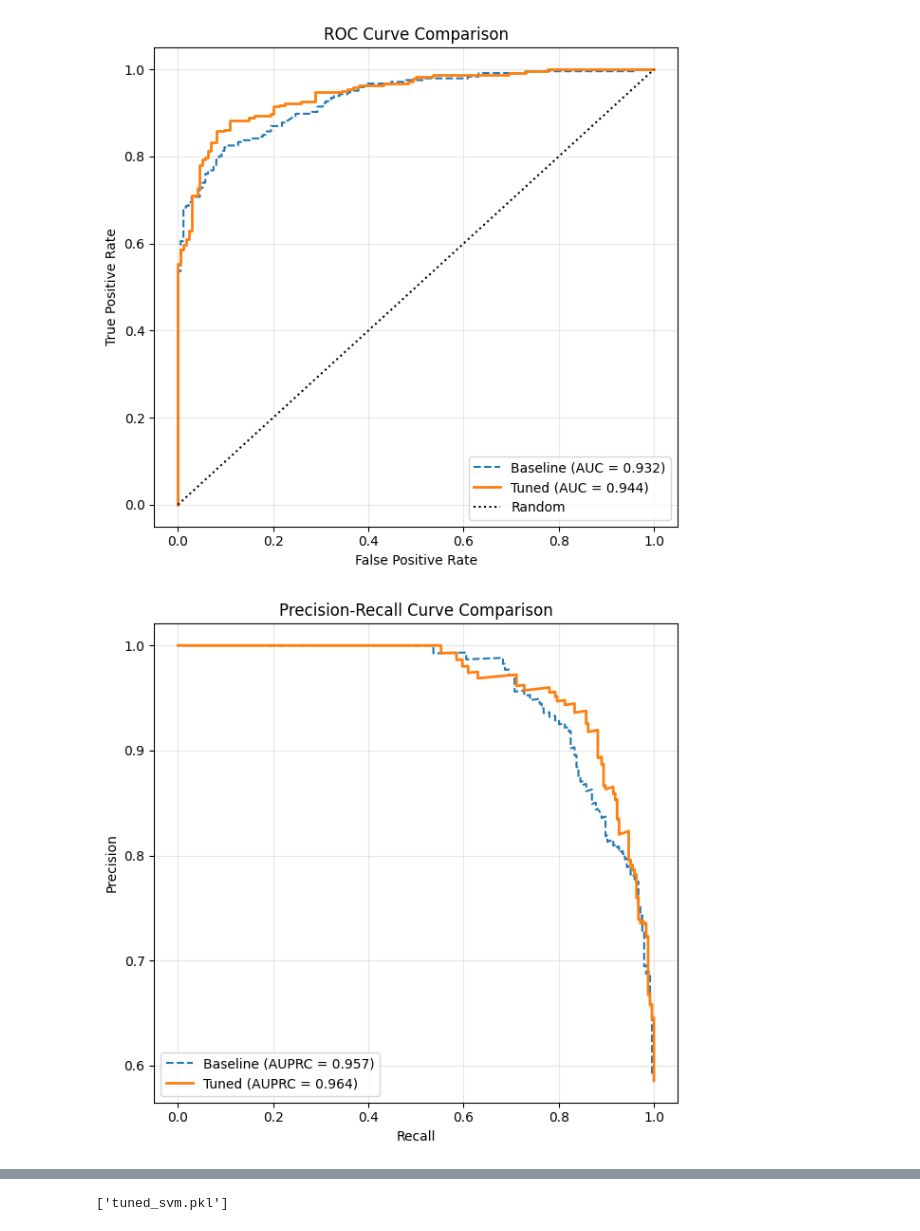
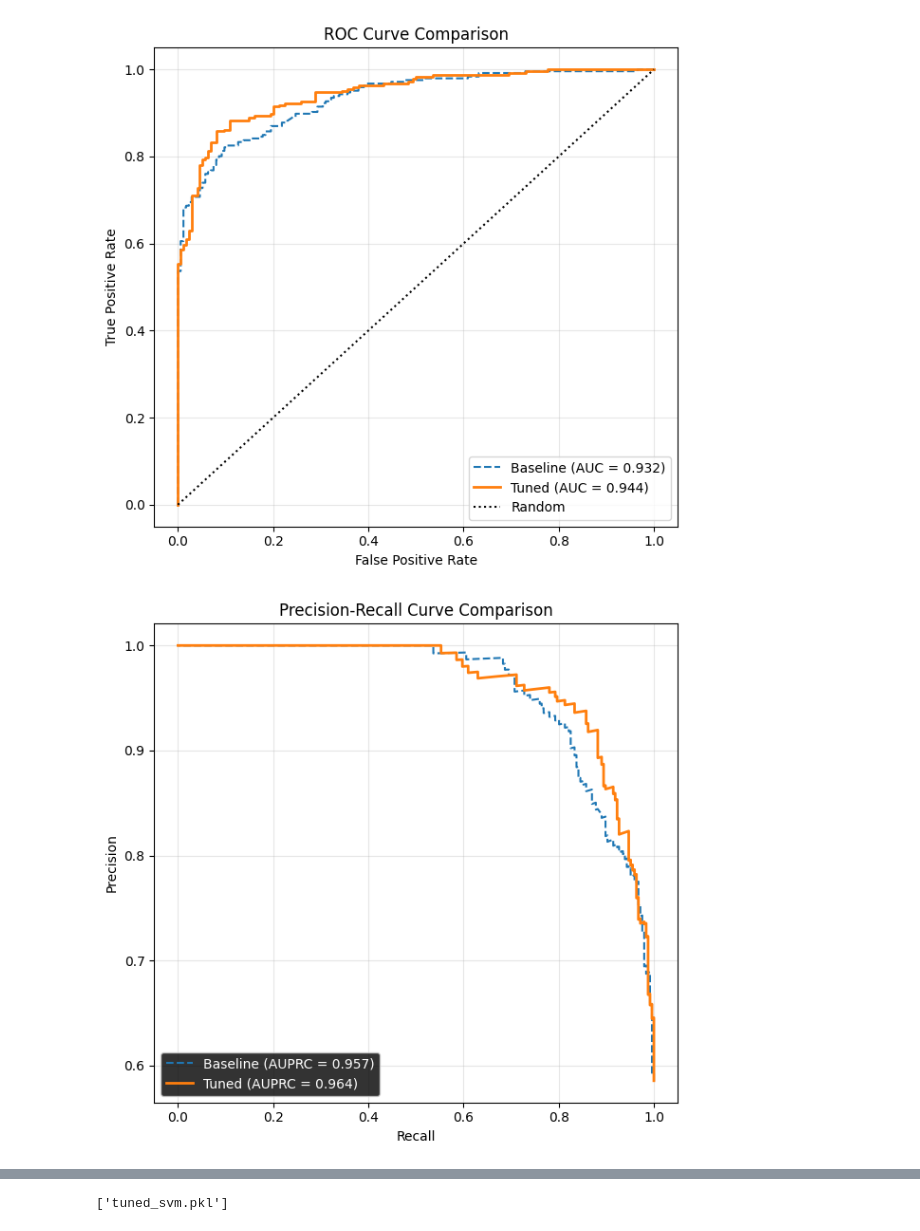
Before and after one commit to isumakm/Weather-Prediction-and-Crop-Recommendation-System-, a Jupyter notebook: 04-SVM_Model.ipynb, the cells around one changed output, grey strips where cells are left out. Drawn from its saved outputs; the diff is of its cells as text; code cells hidden in the pictures.

```diff
--- a/04-SVM_Model.ipynb
+++ b/04-SVM_Model.ipynb
@@ -181,22 +181,23 @@ plt.show()
 # %%
 # PR curves
 prec_base, rec_base, _ = precision_recall_curve(y_test, baseline_proba)
 prec_tuned, rec_tuned, _ = precision_recall_curve(y_test, tuned_proba)
 pr_auc_base = auc(rec_base, prec_base)
 pr_auc_tuned = auc(rec_tuned, prec_tuned)
 
 plt.figure(figsize=(12,6))
 
 plt.subplot(1,2,2)
 plt.plot(rec_base, prec_base, label=f'Baseline (AUPRC = {pr_auc_base:.3f})', linestyle='--')
 plt.plot(rec_tuned, prec_tuned, label=f'Tuned (AUPRC = {pr_auc_tuned:.3f})', linewidth=2)
 plt.xlabel('Recall')
 plt.ylabel('Precision')
+plt.style.use('dark_background')
 plt.title('Precision‑Recall Curve Comparison')
 plt.legend()
 plt.grid(alpha=0.3)
 
 plt.tight_layout()
 plt.show()
 # %% [output]
-[figure, old version]
+[figure, new version]
```
Also changed, not shown: parts of 3 cells of this notebook, 9 other files.
